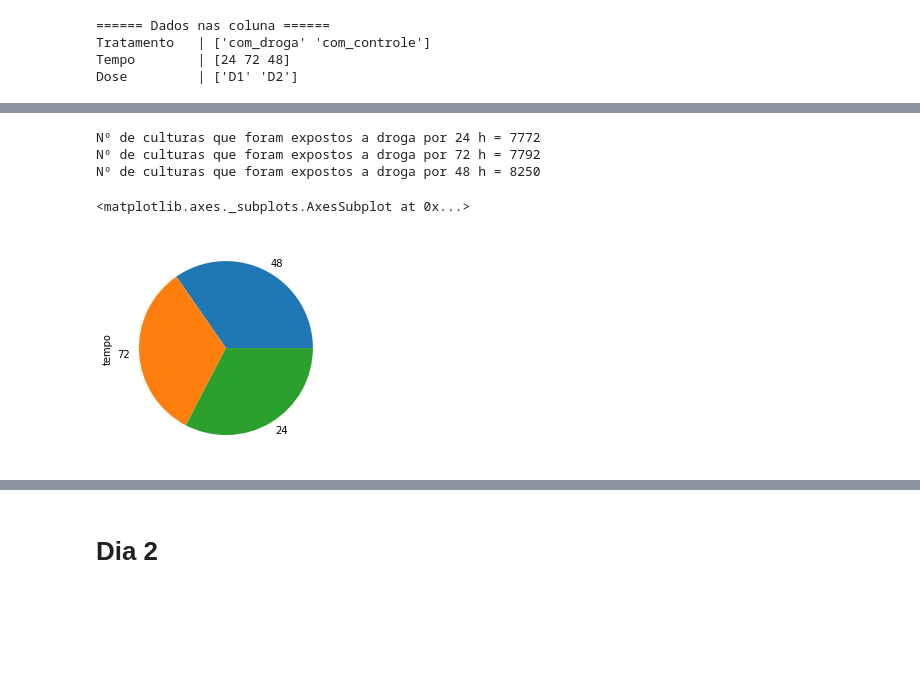
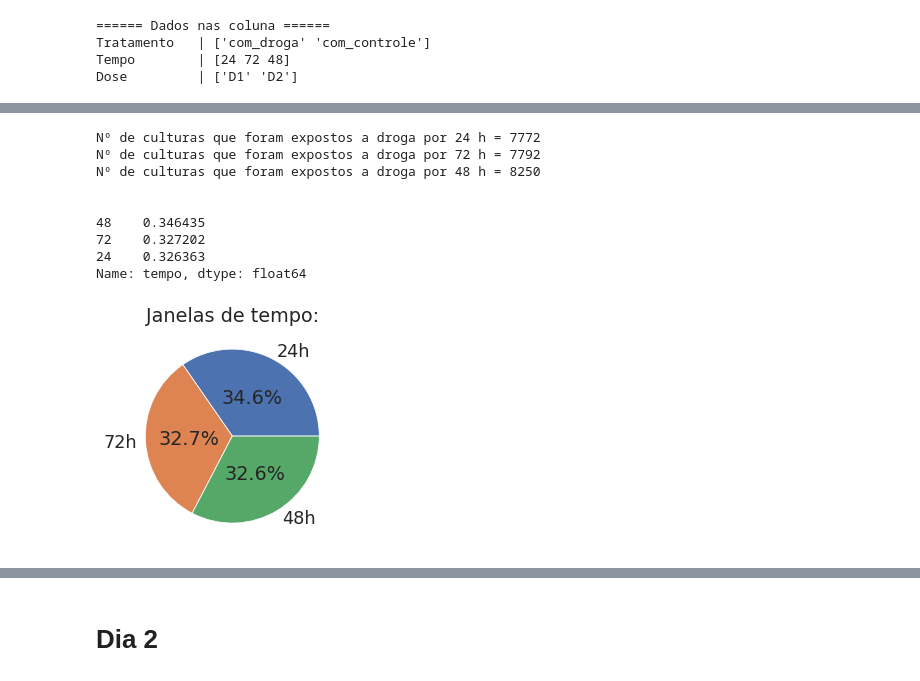
Before and after one commit to axeljunior/Alura-ImersaoDados, a Jupyter notebook: Imersão_Dados.ipynb, the cells around one changed output, grey strips where cells are left out. Drawn from its saved outputs; the diff is of its cells as text; code cells hidden in the pictures; blank space fills up the shorter version.

```diff
--- a/Imersão_Dados.ipynb
+++ b/Imersão_Dados.ipynb
@@ -66,13 +94,25 @@ Nº de culturas que receberam dose D2 = 11667
 # %%
 print('Nº de culturas que foram expostos a droga por', dados['tempo'].unique()[0],'h =', dados['tempo'].value_counts().get(24))
 print('Nº de culturas que foram expostos a droga por', dados['tempo'].unique()[1],'h =', dados['tempo'].value_counts().get(72))
 print('Nº de culturas que foram expostos a droga por', dados['tempo'].unique()[2],'h =', dados['tempo'].value_counts().get(48))
 
 print('\n')
-dados['tempo'].value_counts().plot.pie()
+print(dados['tempo'].value_counts(normalize=True))
+print('\n')
+
+labels = '24h', '72h', '48h'
+plt.title('Janelas de tempo:')
+plt.pie(dados['tempo'].value_counts(), labels=labels, radius=1, autopct='%1.1f%%',pctdistance=0.5)
+
+plt.show()
 # %% [output]
 Nº de culturas que foram expostos a droga por 24 h = 7772
 Nº de culturas que foram expostos a droga por 72 h = 7792
 Nº de culturas que foram expostos a droga por 48 h = 8250
+
+
+48    0.346435
+72    0.327202
+24    0.326363
+Name: tempo, dtype: float64
-<matplotlib.axes._subplots.AxesSubplot at 0x...>
-[figure, old version]
+[figure, new version]
```
Also changed, not shown: parts of 17 cells of this notebook.
